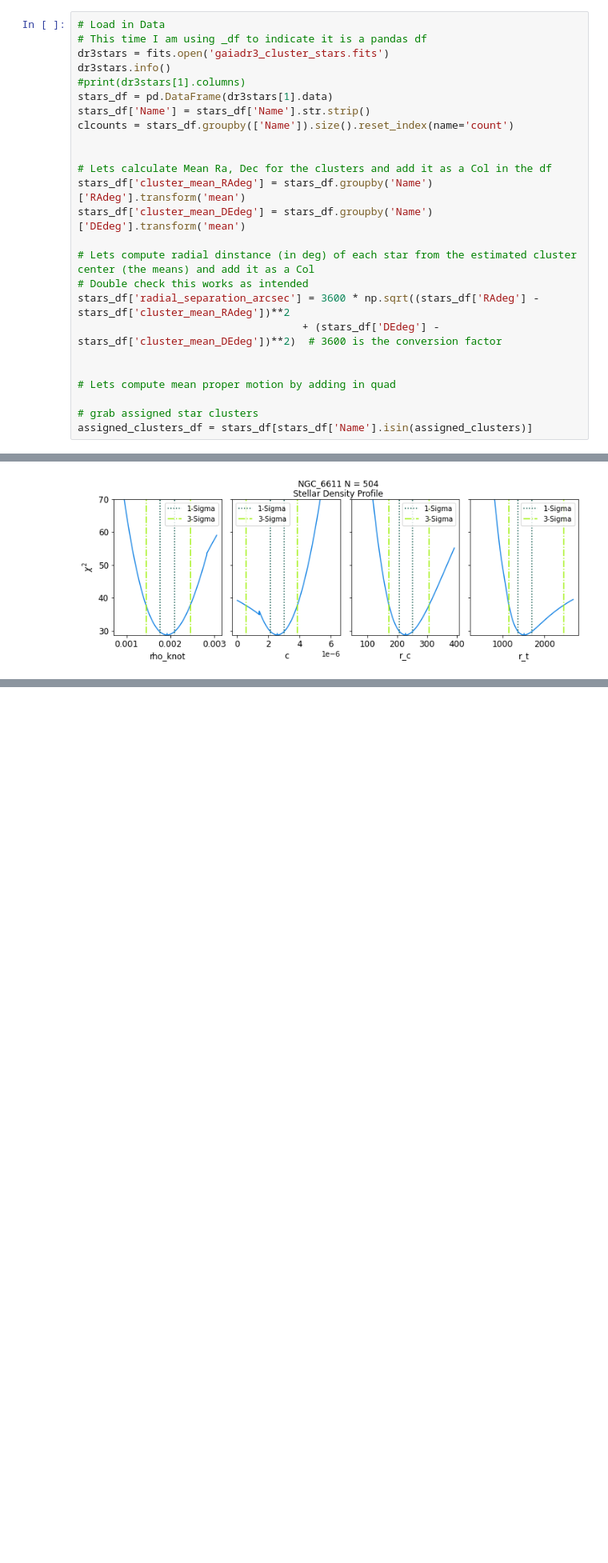
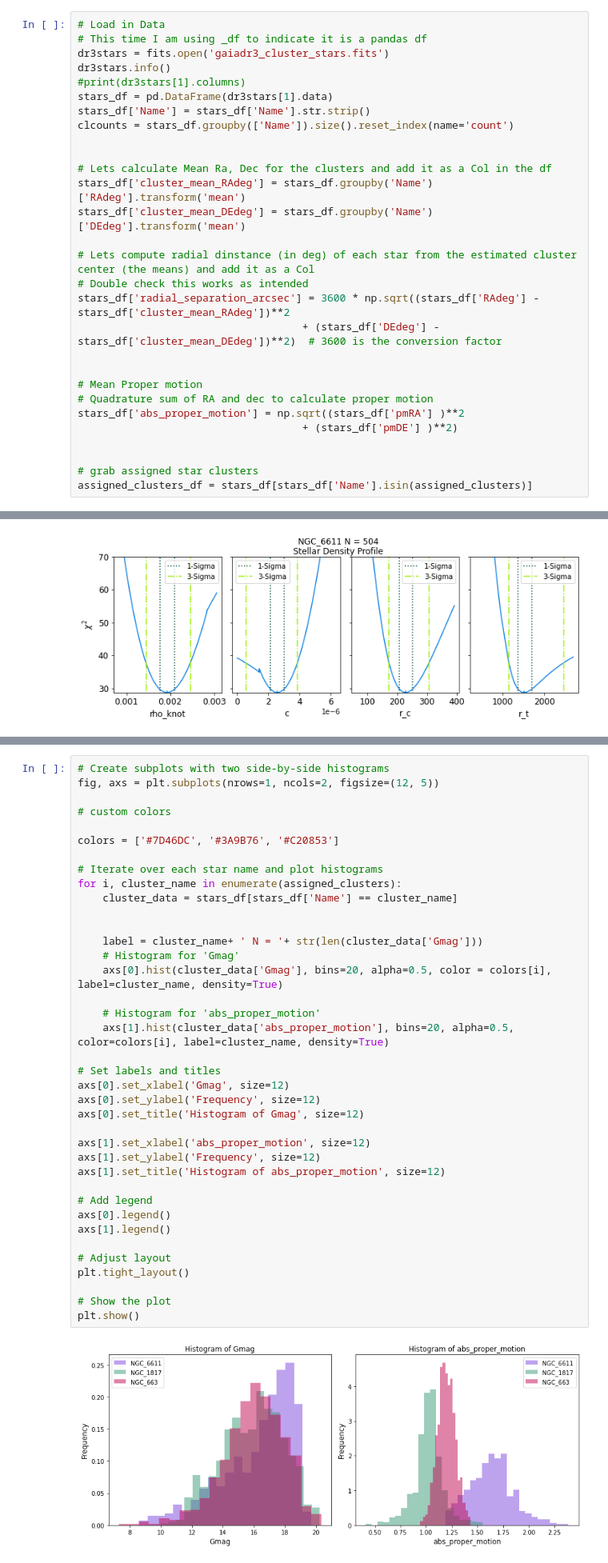
Before and after one commit to afinemax/stat_meth, a Jupyter notebook: assignments/a3/a3_max_fine.ipynb, the cells around one changed output, grey strips where cells are left out. Shown at 80% size. Saved outputs shown, nothing was run; the diff lists cells and outputs as text; blank space fills up the shorter version.

```diff
--- a/assignments/a3/a3_max_fine.ipynb
+++ b/assignments/a3/a3_max_fine.ipynb
@@ -70,7 +70,11 @@ stars_df['radial_separation_arcsec'] = 3600 * np.sqrt((stars_df['RAdeg'] - stars
                                     + (stars_df['DEdeg'] - stars_df['cluster_mean_DEdeg'])**2)  # 3600 is the conversion factor
 
 
-# Lets compute mean proper motion by adding in quad
+# Mean Proper motion
+# Quadrature sum of RA and dec to calculate proper motion
+stars_df['abs_proper_motion'] = np.sqrt((stars_df['pmRA'] )**2
+                                    + (stars_df['pmDE'] )**2)
+
 
 # grab assigned star clusters
 assigned_clusters_df = stars_df[stars_df['Name'].isin(assigned_clusters)]
@@ -645,0 +633,40 @@ determine whether the stellar density profile model parameters depend on the cho
+# %%
+# Create subplots with two side-by-side histograms
+fig, axs = plt.subplots(nrows=1, ncols=2, figsize=(12, 5))
+
+# custom colors
+
+colors = ['#7D46DC', '#3A9B76', '#C20853']
+
+# Iterate over each star name and plot histograms
+for i, cluster_name in enumerate(assigned_clusters):
+    cluster_data = stars_df[stars_df['Name'] == cluster_name]
+
+
+    label = cluster_name+ ' N = '+ str(len(cluster_data['Gmag']))
+    # Histogram for 'Gmag'
+    axs[0].hist(cluster_data['Gmag'], bins=20, alpha=0.5, color = colors[i], label=cluster_name, density=True)
+
+    # Histogram for 'abs_proper_motion'
+    axs[1].hist(cluster_data['abs_proper_motion'], bins=20, alpha=0.5, color=colors[i], label=cluster_name, density=True)
+
+# Set labels and titles
+axs[0].set_xlabel('Gmag', size=12)
+axs[0].set_ylabel('Frequency', size=12)
+axs[0].set_title('Histogram of Gmag', size=12)
+
+axs[1].set_xlabel('abs_proper_motion', size=12)
+axs[1].set_ylabel('Frequency', size=12)
+axs[1].set_title('Histogram of abs_proper_motion', size=12)
+
+# Add legend
+axs[0].legend()
+axs[1].legend()
+
+# Adjust layout
+plt.tight_layout()
+
+# Show the plot
+plt.show()
+# %% [output]
+[figure, added]
```
Also changed, not shown: parts of 3 cells of this notebook.
